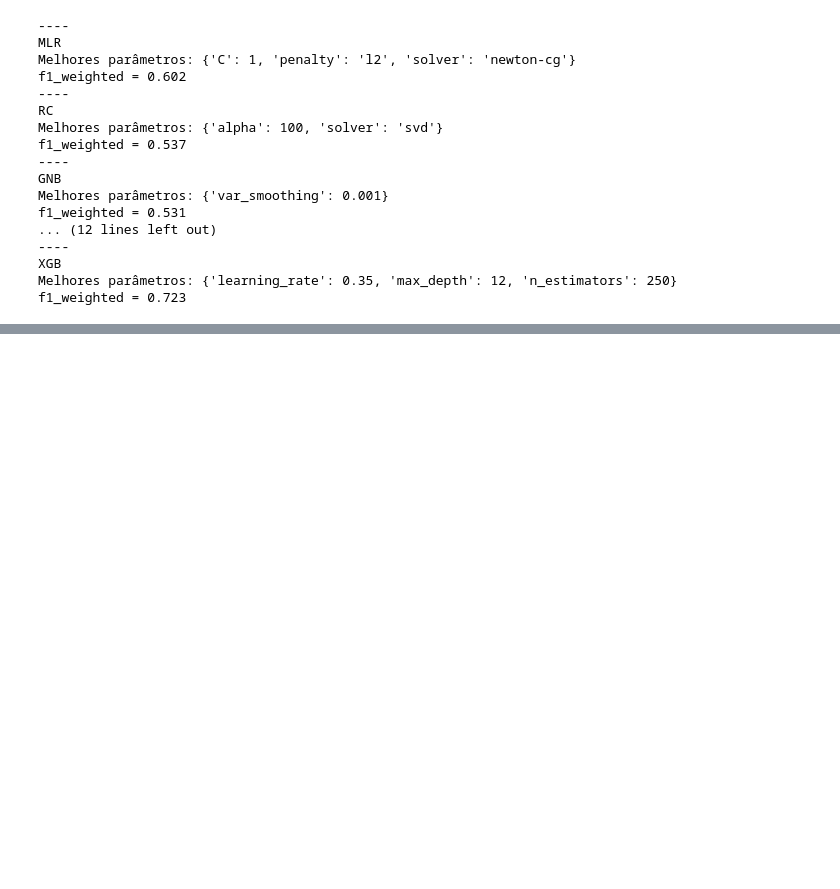
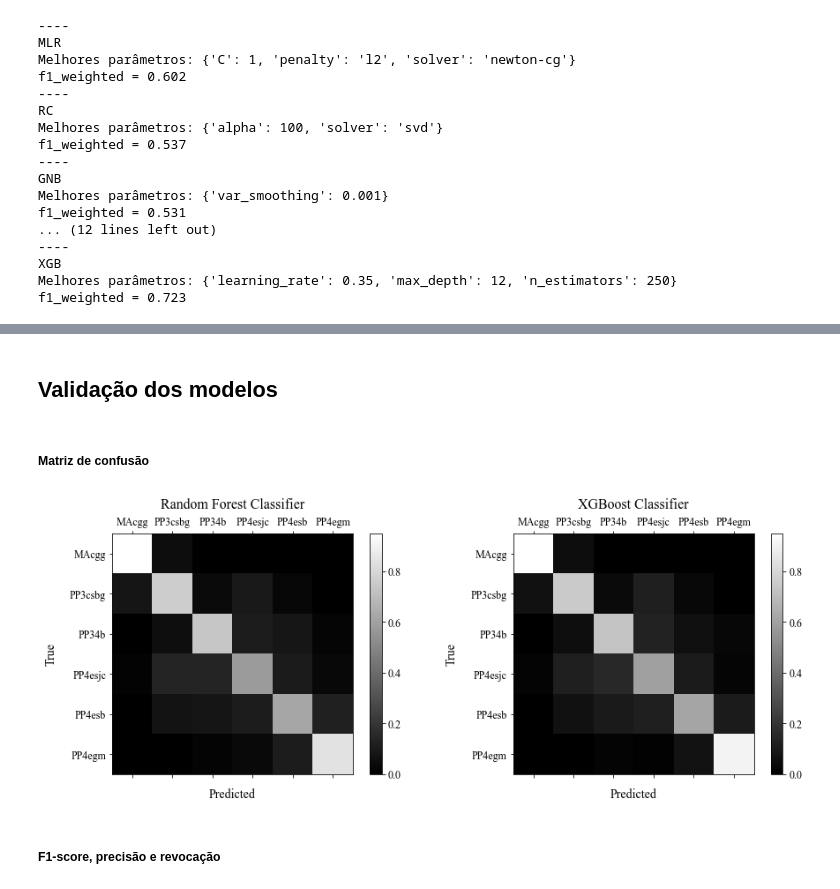
Before and after one commit to fnaghetini/Mapa-Preditivo, a Jupyter notebook: notebook2.ipynb, the cells around one changed output, grey strips where cells are left out. Drawn from its saved outputs; the diff is of its cells as text; code cells hidden in the pictures; blank space fills up the shorter version.

Commit message:
Add validação section

```diff
--- a/notebook2.ipynb
+++ b/notebook2.ipynb
@@ -869,0 +893,38 @@ f1_weighted = 0.723
+# %% [markdown]
+<a id='7'></a>
+## Validação dos modelos
+# %% [markdown]
+##### Matriz de confusão
+# %%
+# criação das matrizes de confusão
+conf_mx_rf = confusion_matrix(y_test, ŷ_rf, normalize = 'true')
+conf_mx_xgb = confusion_matrix(y_test, ŷ_xgb, normalize = 'true')
+
+# layout dos plots
+fig, (ax1, ax2) = plt.subplots(nrows = 1, ncols = 2, figsize = (13, 5))
+
+# parâmetros dos gráficos
+labels = ['MAcgg', 'PP3csbg', 'PP34b', 'PP4esjc', 'PP4esb', 'PP4egm']
+pad = 15.0
+
+cm1 = ax1.matshow(conf_mx_rf, cmap = 'gray');
+fig.colorbar(cm1, ax = ax1)
+ax1.set_title('Random Forest Classifier', size = fs_title, pad = pad)
+ax1.set_xlabel('Predicted', size = 14, labelpad = pad)
+ax1.set_xticklabels([''] + labels)
+ax1.set_ylabel('True', size = 14, labelpad = pad)
+ax1.set_yticklabels([''] + labels)
+
+cm2 = ax2.matshow(conf_mx_xgb, cmap = 'gray');
+fig.colorbar(cm2, ax = ax2)
+ax2.set_title('XGBoost Classifier', size = fs_title, pad = pad)
+ax2.set_xlabel('Predicted', size = 14, labelpad = pad)
+ax2.set_xticklabels([''] + labels)
+ax2.set_ylabel('True', size = 14, labelpad = pad)
+ax2.set_yticklabels([''] + labels)
+
+plt.tight_layout();
+# %% [output]
+[figure, added]
+# %% [markdown]
+##### F1-score, precisão e revocação
```
Also changed, not shown: parts of 9 cells of this notebook.
